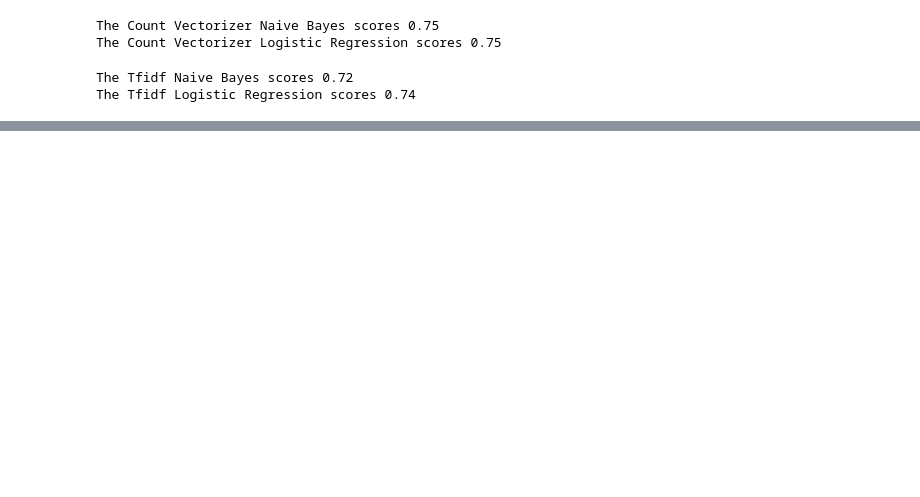
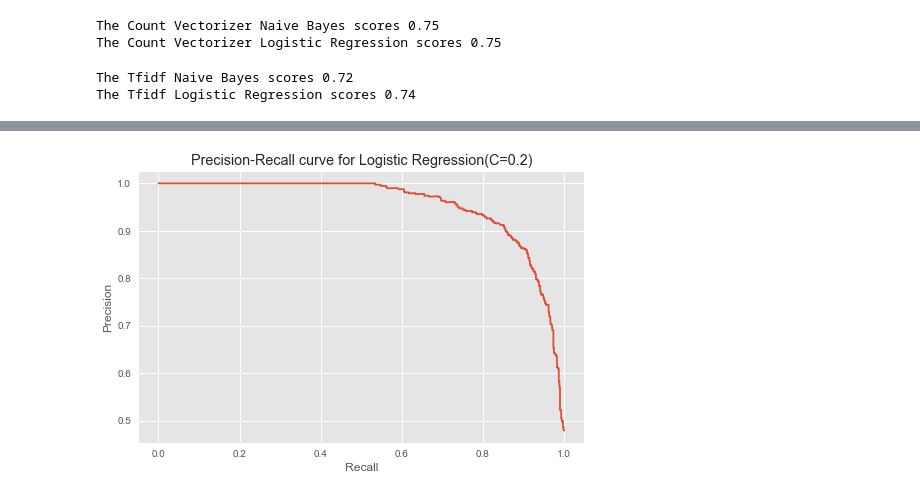
Before and after one commit to Ricksoc/Disaster-Tweets, a Jupyter notebook: Disaster-Tweet.ipynb, the cells around one changed output, grey strips where cells are left out. Saved outputs shown, nothing was run; the diff lists cells and outputs as text; code cells hidden in the pictures; blank space fills up the shorter version.

```diff
--- a/Disaster-Tweet.ipynb
+++ b/Disaster-Tweet.ipynb
@@ -534,0 +596,12 @@ submission.to_csv('submission.csv',index=False)
+# %%
+# Obtain precision/ recall and roc characteristics
+precisions, recalls, pr_thresholds = precision_recall_curve(y_valid,valid_preds_proba[:,1])
+fpr, tpr, roc_thresholds = roc_curve(y_valid,valid_preds_proba[:,1])
+# %%
+fig = plt.figure(figsize=(8,5))
+_ = plt.plot(recalls,precisions)
+_ = plt.ylabel('Precision')
+_ = plt.xlabel('Recall')
+_ = plt.title('Precision-Recall curve for Logistic Regression(C=0.2)')
+# %% [output]
+[figure, added]
```
Also changed, not shown: parts of 44 cells of this notebook.
